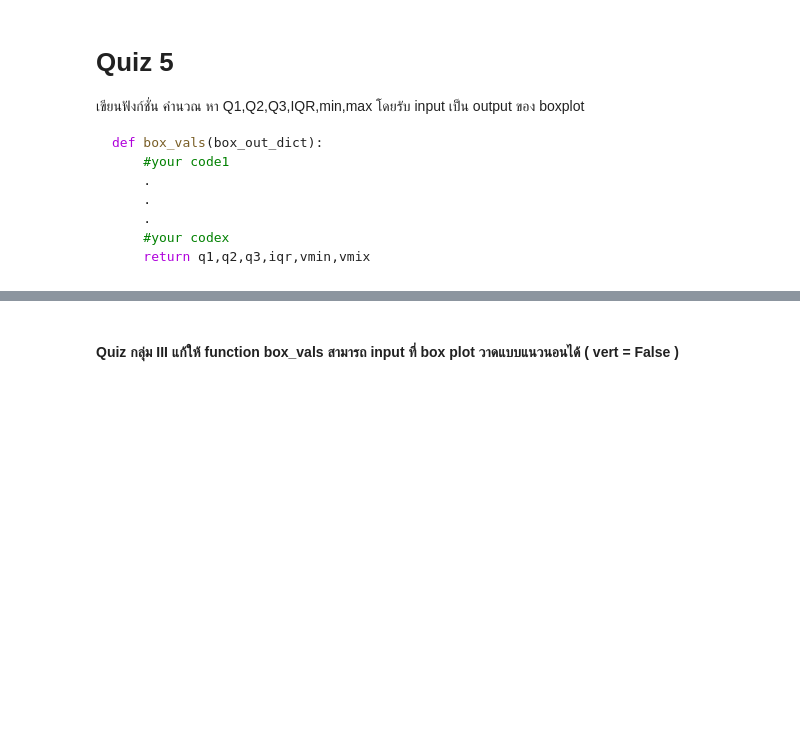
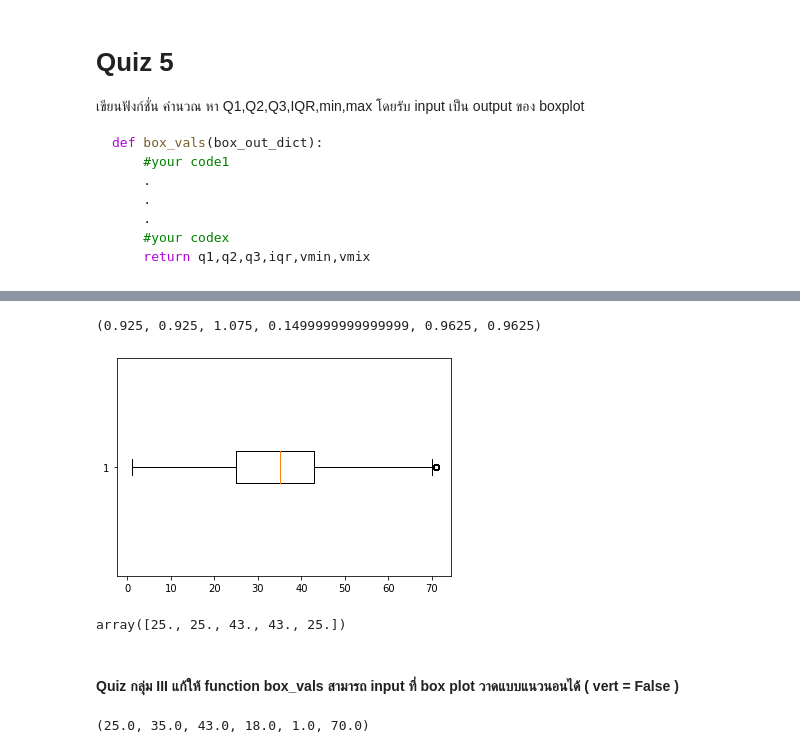
Before and after one commit to ParichayaHongthongkum/DWDM21, a Jupyter notebook: Data_Preprocessing(Chapter_3).ipynb, the cells around one changed output, grey strips where cells are left out. Saved outputs shown, nothing was run; the diff lists cells and outputs as text; code cells hidden in the pictures; blank space fills up the shorter version.

```diff
--- a/Data_Preprocessing(Chapter_3).ipynb
+++ b/Data_Preprocessing(Chapter_3).ipynb
@@ -554,2 +1001,14 @@ data_dict['boxes'][0].get_ydata()
+# %%
+box_vals(data_dict) #เรียงเป็น q1,q2,q3,iqr,vmin,vmax
+# %% [output]
+(0.925, 0.925, 1.075, 0.1499999999999999, 0.9625, 0.9625)
+# %%
+data_dict = plt.boxplot(data_cases2_nomissingage_nooutlier['age'],vert=False)
+# %% [output]
+[figure, added]
+# %%
+data_dict['boxes'][0].get_xdata()
+# %% [output]
+array([25., 25., 43., 43., 25.])
 # %% [markdown]
  #### Quiz กลุ่ม III แก้ให้ function box_vals สามารถ input ที่ box plot วาดแบบแนวนอนได้ ( vert = False )
@@ -555,0 +1024,4 @@ data_dict['boxes'][0].get_ydata()
+# %%
+box_vals(data_dict)
+# %% [output]
+(25.0, 35.0, 43.0, 18.0, 1.0, 70.0)
```
Also changed, not shown: parts of 120 cells of this notebook.
